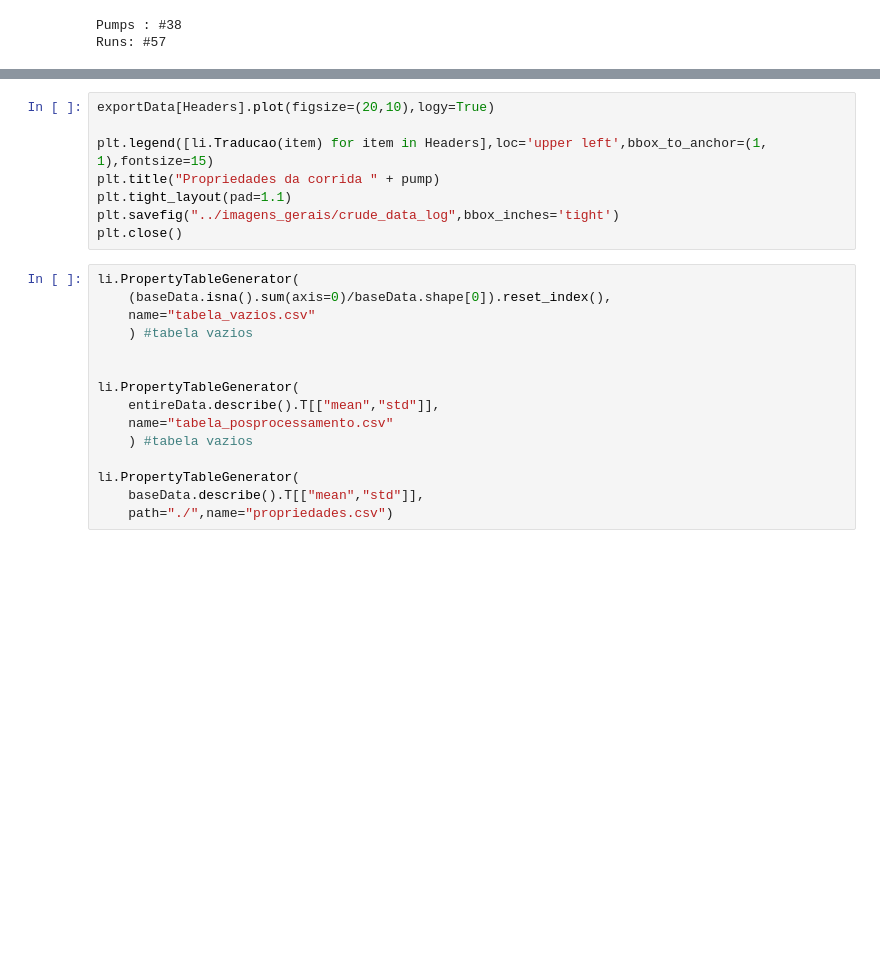
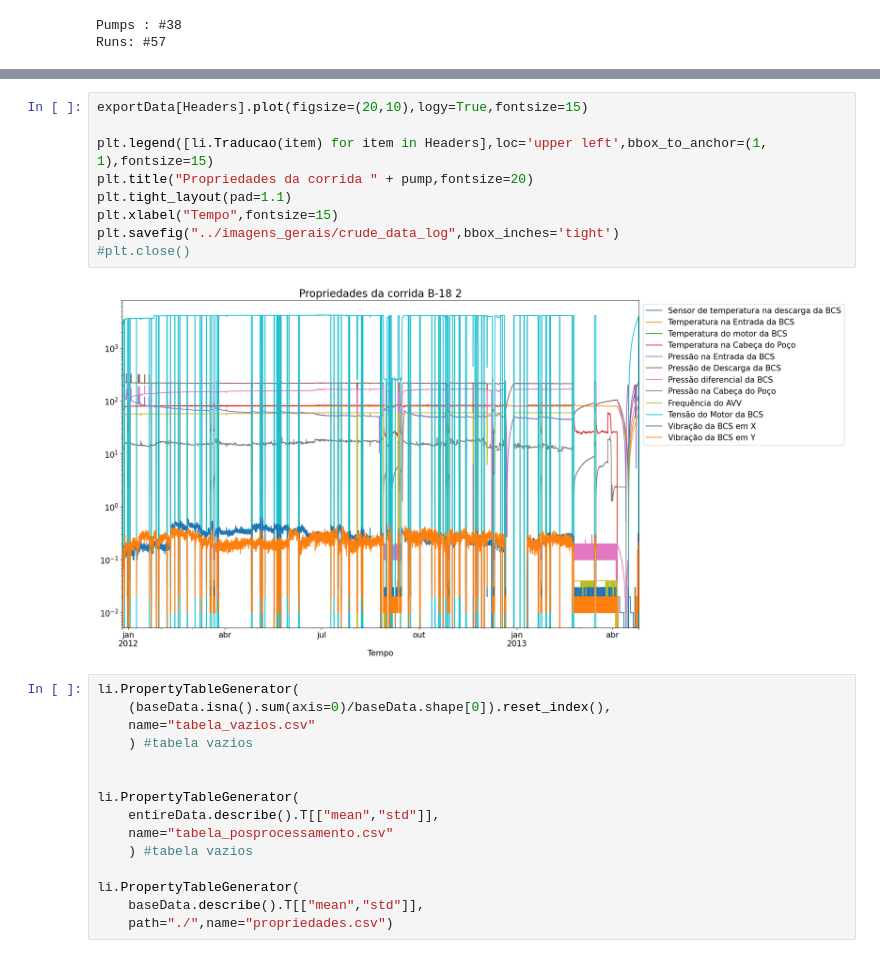
Before and after one commit to RL2-SP3/LISSA, a Jupyter notebook: examples/pump_data_cleaning.ipynb, the cells around one changed output, grey strips where cells are left out. Cells and saved outputs as stored; diff of their text form; blank space fills up the shorter version.

```diff
--- a/examples/pump_data_cleaning.ipynb
+++ b/examples/pump_data_cleaning.ipynb
@@ -60,11 +58,14 @@ plt.savefig("../imagens_gerais/crude_data",bbox_inches='tight')
 # %%
-exportData[Headers].plot(figsize=(20,10),logy=True)
+exportData[Headers].plot(figsize=(20,10),logy=True,fontsize=15)
 
 plt.legend([li.Traducao(item) for item in Headers],loc='upper left',bbox_to_anchor=(1, 1),fontsize=15)
-plt.title("Propriedades da corrida " + pump)
+plt.title("Propriedades da corrida " + pump,fontsize=20)
 plt.tight_layout(pad=1.1)
+plt.xlabel("Tempo",fontsize=15)
 plt.savefig("../imagens_gerais/crude_data_log",bbox_inches='tight')
-plt.close()
+#plt.close()
+# %% [output]
+[figure, added]
 # %%
 li.PropertyTableGenerator(
     (baseData.isna().sum(axis=0)/baseData.shape[0]).reset_index(),
```
Also changed, not shown: parts of 2 cells of this notebook.
